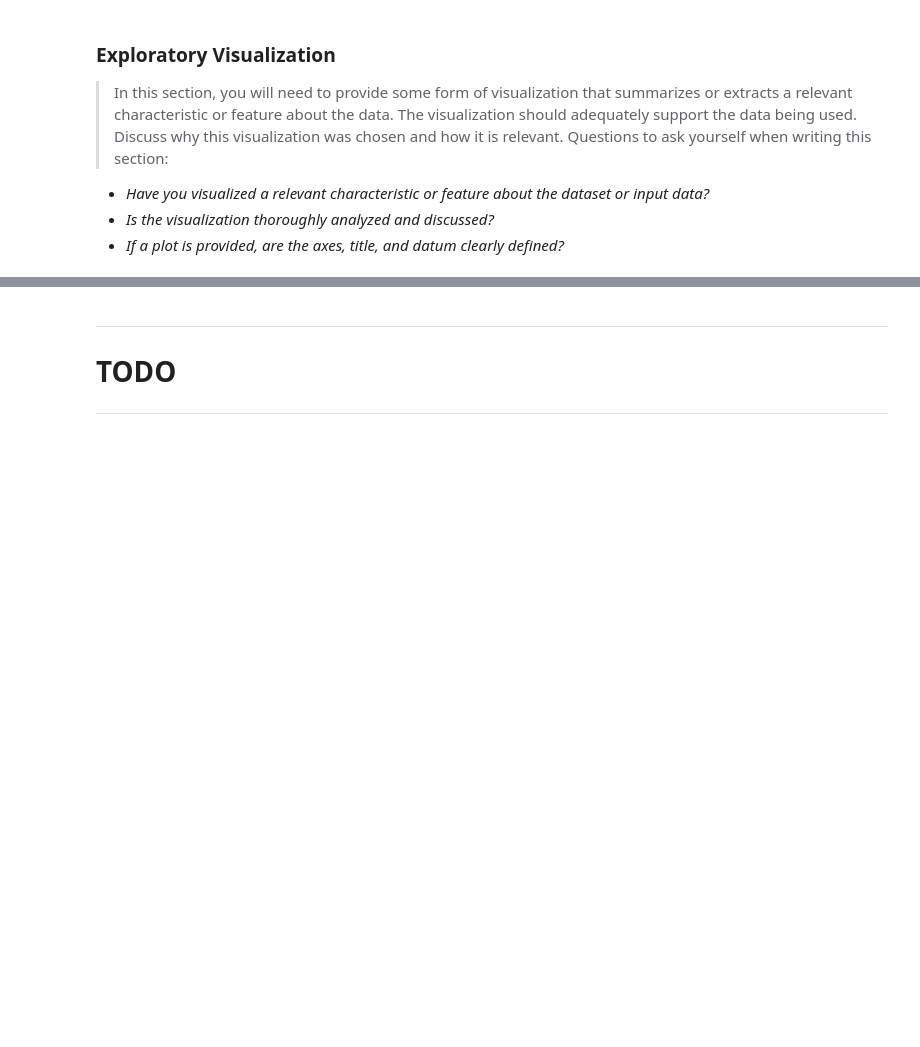
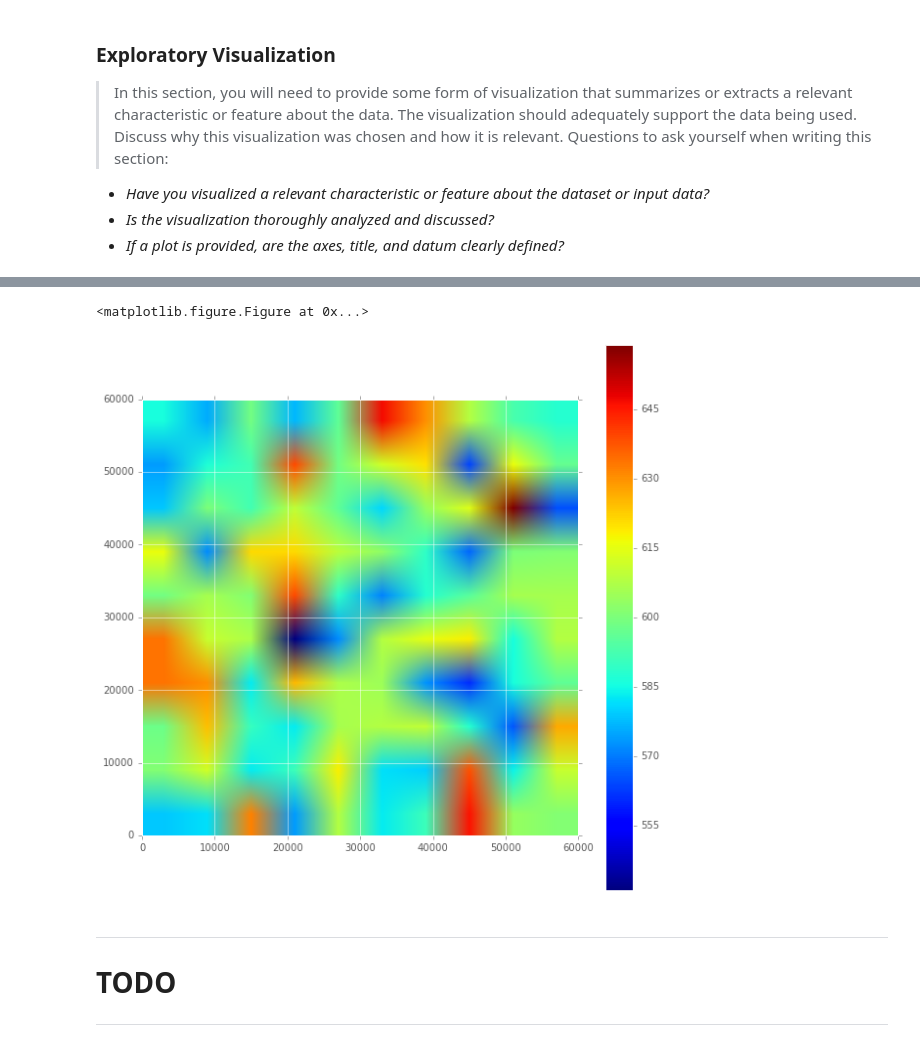
Before and after one commit to miro-ka/convnet_capstone, a Jupyter notebook: report/report.ipynb, the cells around one changed output, grey strips where cells are left out. Drawn from its saved outputs; the diff is of its cells as text; code cells hidden in the pictures; blank space fills up the shorter version.

```diff
--- a/report/report.ipynb
+++ b/report/report.ipynb
@@ -184,3 +280,18 @@ Occasionally new datasets might be available to public. In those cases it could
+# %%
+#np.histogram2d(y_c100, idxs)
+
+heatmap, xedges, yedges = np.histogram2d(y_c100, idxs)
+extent = [xedges[0], xedges[-1], yedges[0], yedges[-1]]
+plt.clf()
+plt.figure(figsize=(10, 10))
+plt.imshow(heatmap, extent=[0, 60000, 0, 60000])
+
+plt.colorbar()
+
+plt.show()
+# %% [output]
+<matplotlib.figure.Figure at 0x...>
+[figure, added]
 # %% [markdown]
 -------------
 
```
Also changed, not shown: parts of 8 cells of this notebook.
